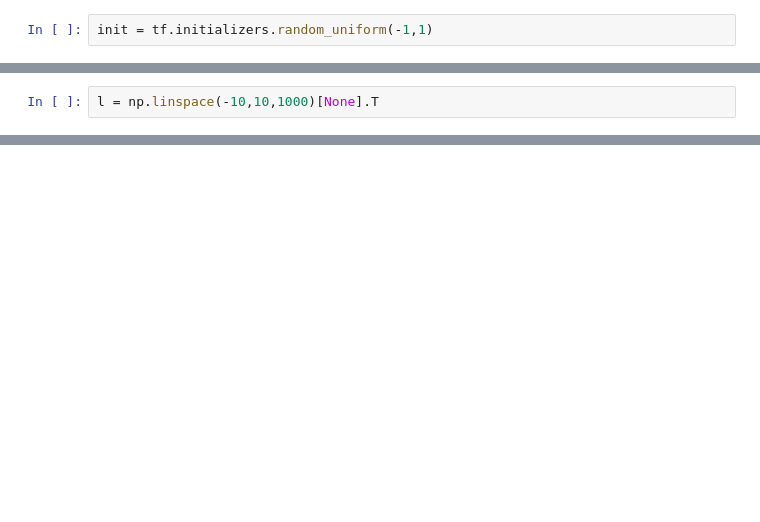
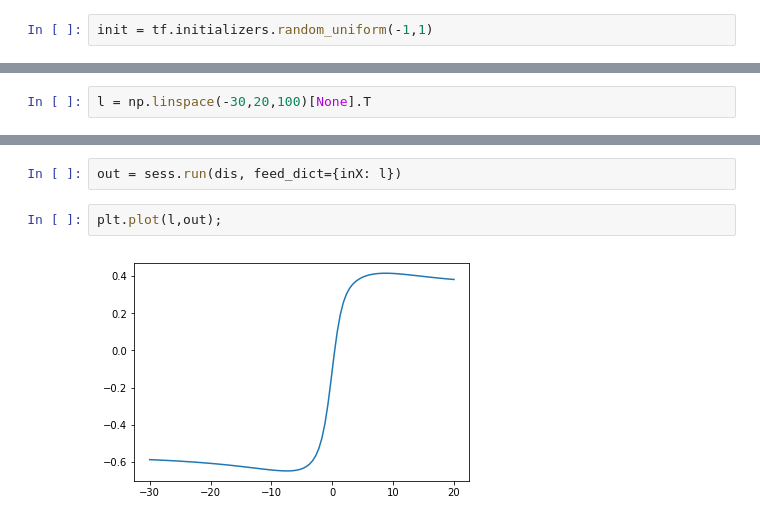
Before and after one commit to hov1417/NNHomework, a Jupyter notebook: session3/final_assignment.ipynb, the cells around one changed output, grey strips where cells are left out. Saved outputs shown, nothing was run; the diff lists cells and outputs as text; blank space fills up the shorter version.

```diff
--- a/session3/final_assignment.ipynb
+++ b/session3/final_assignment.ipynb
@@ -92,2 +98,2 @@ with tf.Session() as sess:
 # %%
-l = np.linspace(-10,10,1000)[None].T
+l = np.linspace(-30,20,100)[None].T
@@ -112,0 +100,6 @@ INFO:tensorflow:Restoring parameters from ./checkpoints/model.ckpt-99
+# %%
+out = sess.run(dis, feed_dict={inX: l})
+# %%
+plt.plot(l,out);
+# %% [output]
+[figure, added]
```
Also changed, not shown: parts of 22 cells of this notebook, 3 other files.
